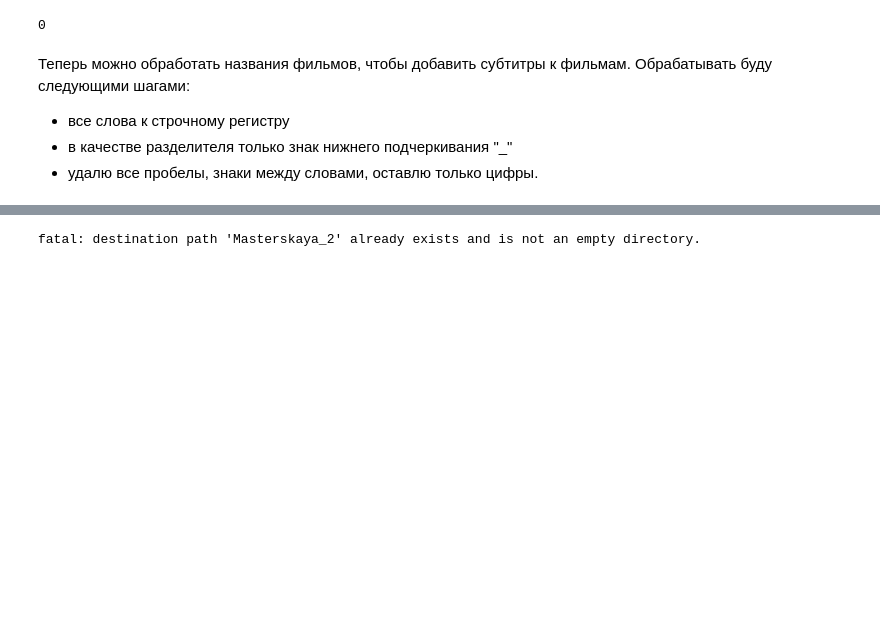
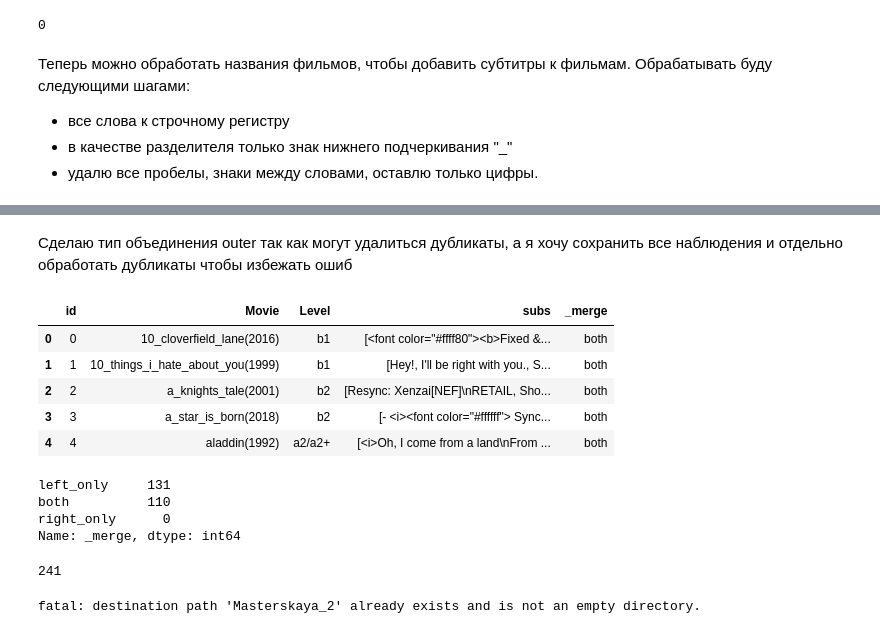
Before and after one commit to AV-BOLT/Masterskaya_2, a Jupyter notebook: Notebooks/determine_langlevel_by_subs.ipynb, the cells around one changed output, grey strips where cells are left out. Drawn from its saved outputs; the diff is of its cells as text; code cells hidden in the pictures; blank space fills up the shorter version.

Commit message:
(1. создала дф с субтитрами, объединила его с основным(который содержит названия фильмов и уровни))

```diff
--- a/Notebooks/determine_langlevel_by_subs.ipynb
+++ b/Notebooks/determine_langlevel_by_subs.ipynb
@@ -147,0 +146,19 @@ movie.count('None')
+# %%
+def transform_values(df):
+    # заменяем пробелы на underscore
+    df = df.applymap(lambda x: x.replace(' ', '_') if isinstance(x, str) else x)
+
+    # заменяем дефис на underscore
+    df = df.applymap(lambda x: x.replace('-', '_') if isinstance(x, str) else x)
+
+    # добавляем underscore между словом и цислом
+    df = df.applymap(lambda x: '_'.join(part for part in x.split() if not part.isdigit()) if isinstance(x, str) else x)
+
+    # приводим к строчному регистру
+    df = df.applymap(lambda x: x.lower() if isinstance(x, str) else x)
+
+    return df
+# %%
+# почистим названия фильмов в дата
+data = transform_values(data)
+data.head()
@@ -147,0 +176,3 @@ movie.count('None')
+# %%
+subs_df = pd.DataFrame({'subs': subtitles, 'Movie' : movie})
+subs_df.head()
@@ -147,0 +186,3 @@ movie.count('None')
+# %%
+subs_df['Movie'] = transform_values(subs_df[['Movie']])
+subs_df['Movie'].head()
@@ -148,3 +205,29 @@ movie.count('None')
+# %% [markdown]
+Сделаю тип объединения outer так как могут удалиться дубликаты, а я хочу сохранить все наблюдения и отдельно обработать дубликаты чтобы избежать ошиб
+# %%
+data = pd.merge (data, subs_df,
+                 on = 'Movie',
+                 how = 'outer',
+                 indicator = True)
+data.head()
+# %% [output]
+|  | id | Movie | Level | subs | _merge |
+| 0 | 0 | 10_cloverfield_lane(2016) | b1 | [<font color="#ffff80"><b>Fixed &... | both |
+| 1 | 1 | 10_things_i_hate_about_you(1999) | b1 | [Hey!, I'll be right with you., S... | both |
+| 2 | 2 | a_knights_tale(2001) | b2 | [Resync: Xenzai[NEF]\nRETAIL, Sho... | both |
+| 3 | 3 | a_star_is_born(2018) | b2 | [- <i><font color="#ffffff"> Sync... | both |
+| 4 | 4 | aladdin(1992) | a2/a2+ | [<i>Oh, I come from a land\nFrom ... | both |
+# %%
+data['_merge'].value_counts()
+# %% [output]
+left_only     131
+both          110
+right_only      0
+Name: _merge, dtype: int64
+# %%
+data.shape[0]
+# %% [output]
+241
 # %%
 !git init
 # %%
```
Also changed, not shown: parts of 11 cells of this notebook.
